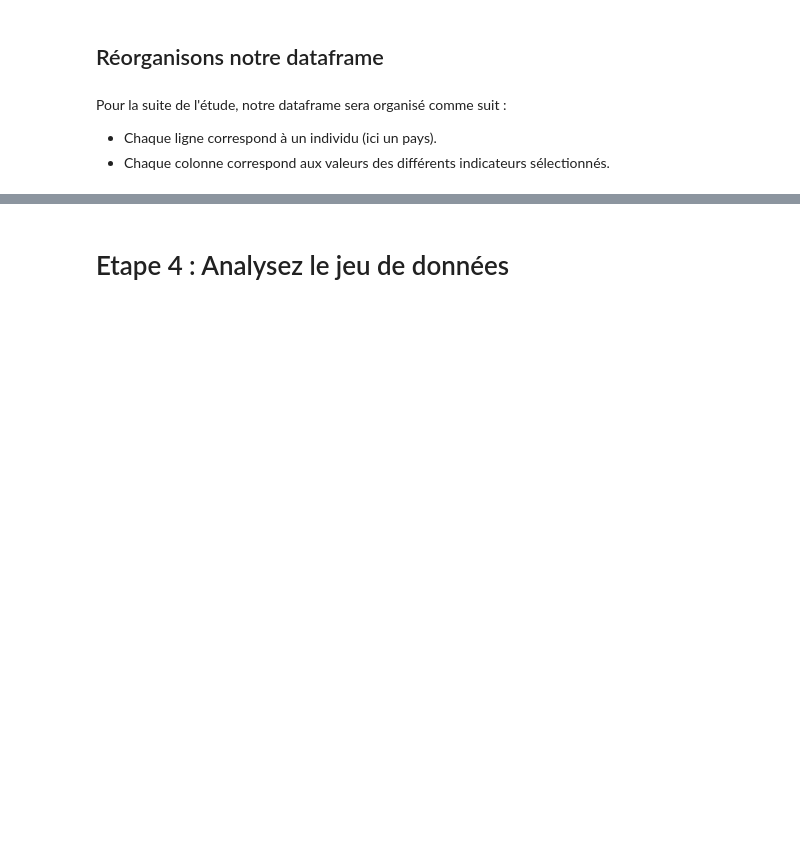
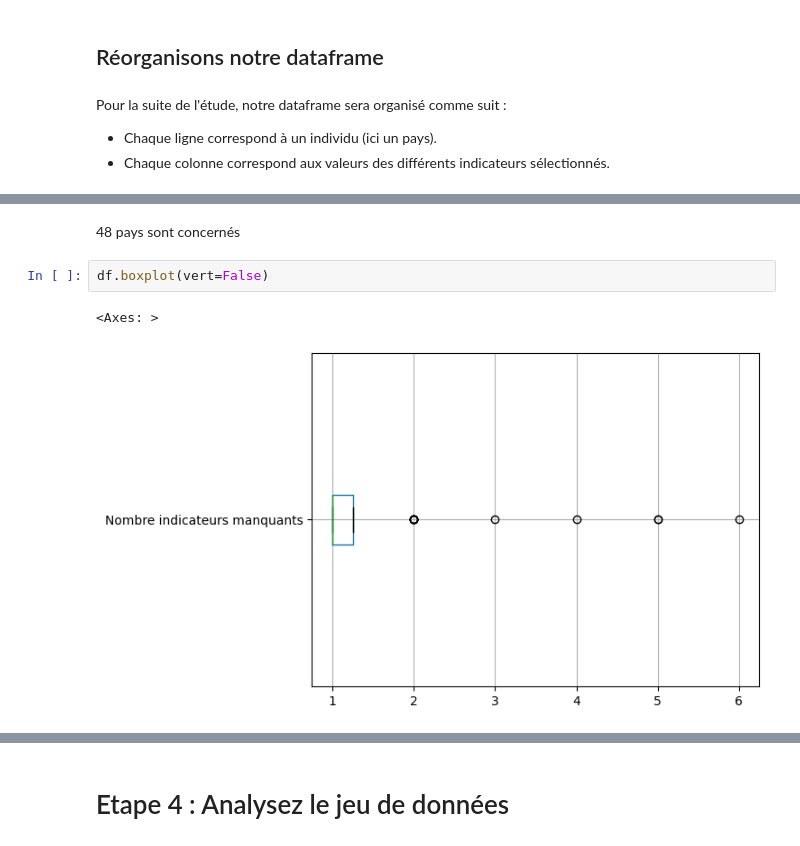
Before and after one commit to lalende/OpenClassRooms-Certification-Data-Scientist, a Jupyter notebook: Projet 2 - Analysez des données de systèmes éducatifs/Projet 2.ipynb, the cells around one changed output, grey strips where cells are left out. Saved outputs shown, nothing was run; the diff lists cells and outputs as text; blank space fills up the shorter version.

```diff
--- a/Projet 2 - Analysez des données de systèmes éducatifs/Projet 2.ipynb
+++ b/Projet 2 - Analysez des données de systèmes éducatifs/Projet 2.ipynb
@@ -1336,0 +1394,7 @@ msno.matrix(data)
+# %% [markdown]
+48 pays sont concernés
+# %%
+df.boxplot(vert=False)
+# %% [output]
+<Axes: >
+[figure, added]
```
Also changed, not shown: parts of 19 cells of this notebook.
